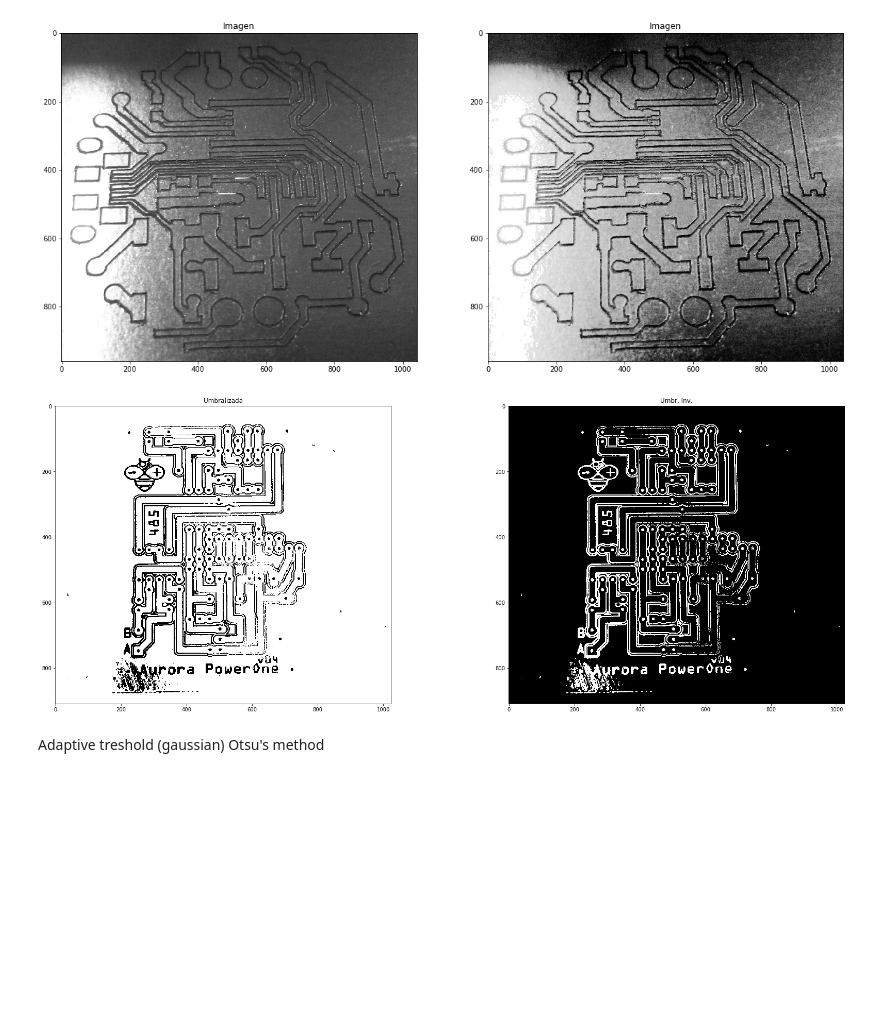
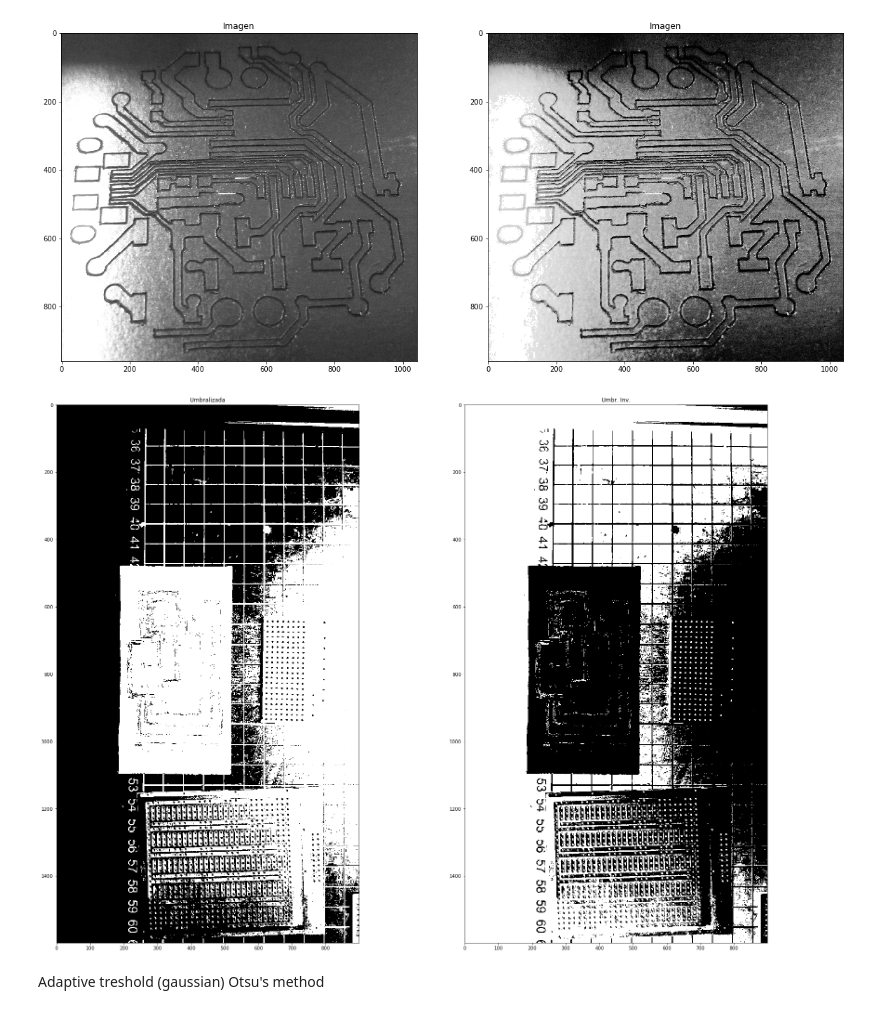
Before and after one commit to aojedao/PCBMillQualityControl, a Jupyter notebook: NotebookBackup.ipynb, the cells around one changed output. Drawn from its saved outputs; the diff is of its cells as text; code cells hidden in the pictures; blank space fills up the shorter version.

Commit message:
Added some test pics

```diff
--- a/NotebookBackup.ipynb
+++ b/NotebookBackup.ipynb
@@ -26,44 +26,44 @@ plt.subplot(122), plt.imshow(equ, cmap='gray'), plt.title('Imagen')
 # UMBRALIZACION DE UNA IMAGEN
 
 # SE CARGAN LAS IMAGENES
-img1 = cv2.imread('/home/user/Documents/UN/TIA/Proyecto/PCBMillQualityControl/TestPics/PCB1.jpg',0)
+img1 = cv2.imread('/home/user/Documents/UN/TIA/Proyecto/PCBMillQualityControl/TestPics/PCB7.jpg',0)
 
 width, height = img1.shape[:2]
 img_umbral = np.zeros((width,height), np.uint8)
 img_umbral_inv = np.zeros((width,height), np.uint8)
 
 #DIVISION POR UNA CONSTANTE
-C=2 #Valor de la constante
+C=5 #Valor de la constante
 IGMax=0
 IGmin=1000000
 
 #DIVISION POR UNA CONSTANTE
 H=116 #Valor de la constante
 
 for i in range(width):
     for j in range(height):
         if img1[i,j] < H :
             img_umbral[i,j] = 0
             img_umbral_inv[i,j] = 255
         else :
             img_umbral[i,j] = 255
             img_umbral_inv[i,j] = 0
         if img1[i,j] > IGMax: IGMax = img1[i,j]
         if img1[i,j] < IGmin: IGmin = img1[i,j]
 
 
 #Visualizacion resulatado
 plt.figure(1,figsize=(25, 25))
 plt.subplot(121), plt.imshow(img_umbral, cmap='gray'), plt.title('Umbralizada')
 plt.subplot(122), plt.imshow(img_umbral_inv, cmap='gray'), plt.title('Umbr. Inv.')
 
 # Adjust the subplot layout, because the logit one may take more space
 # than usual, due to labels
 plt.subplots_adjust(top=0.95, bottom=0.05, left=0.10, right=0.95, hspace=0.25, wspace=0.35)
 
 plt.show()
 # %% [output]
-[figure, old version]
+[figure, new version]
 # %% [markdown]
 Adaptive treshold (gaussian)
 Otsu's method
```
Also changed, not shown: parts of 1 cell of this notebook, 5 other files.
